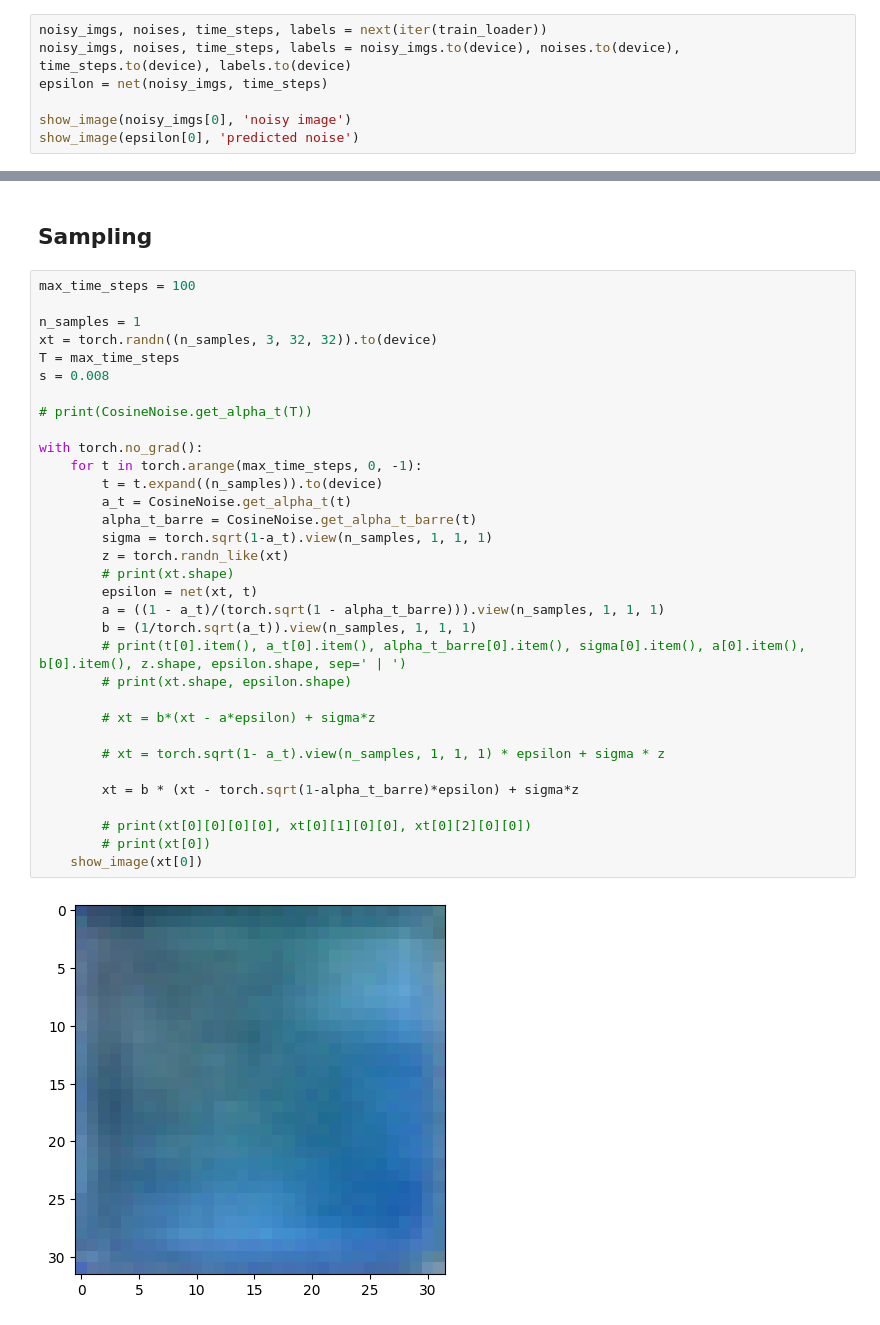
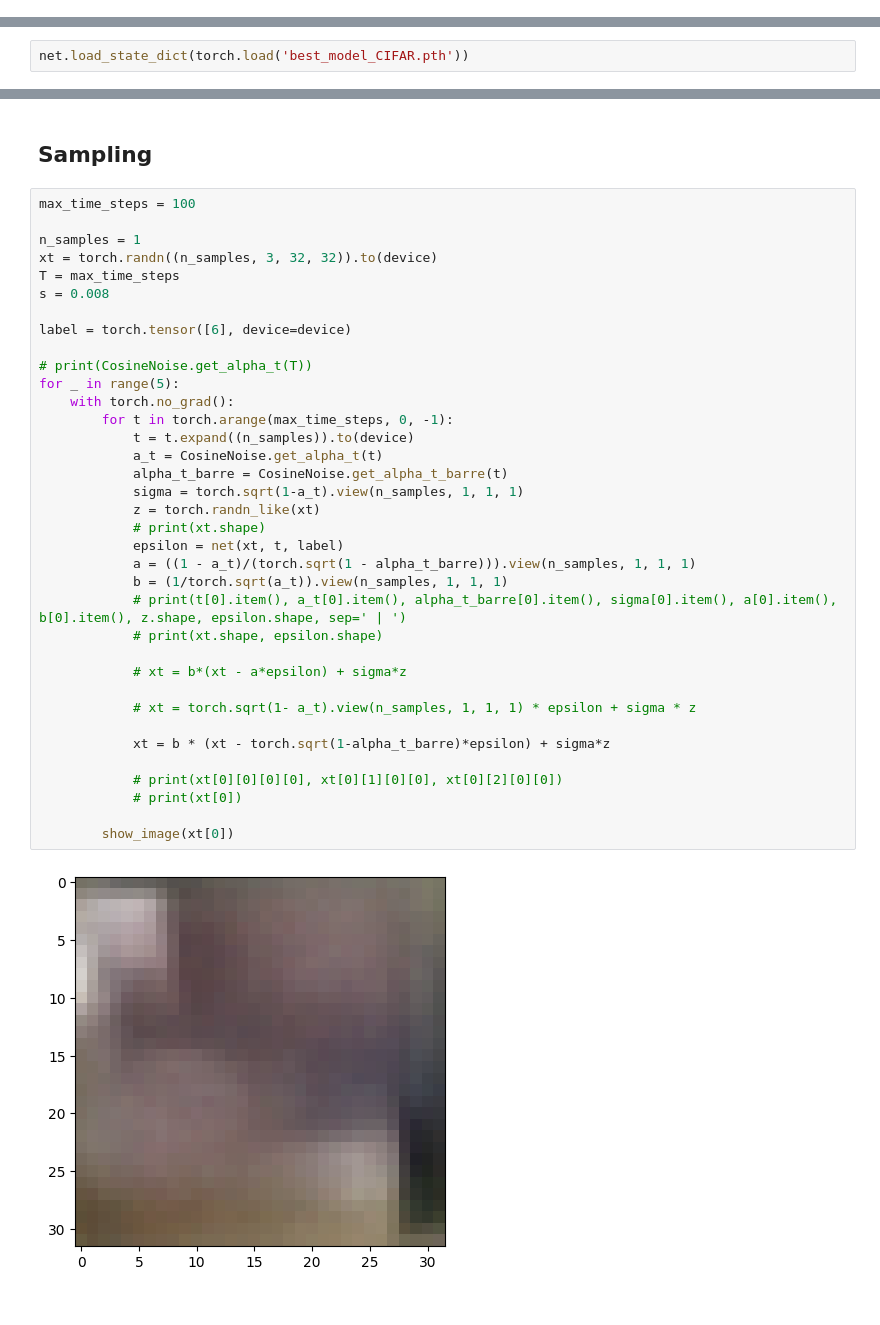
Before and after one commit to Nasotro/Diffusion-Implementation, a Jupyter notebook: v2.ipynb, the cells around one changed output, grey strips where cells are left out. Saved outputs shown, nothing was run; the diff lists cells and outputs as text.

```diff
--- a/v2.ipynb
+++ b/v2.ipynb
@@ -293,7 +298,0 @@ Epoch [1/10], step(2700/3125), Loss: 0.2195, Val Loss: 0.2015
-# %%
-noisy_imgs, noises, time_steps, labels = next(iter(train_loader))
-noisy_imgs, noises, time_steps, labels = noisy_imgs.to(device), noises.to(device), time_steps.to(device), labels.to(device)
-epsilon = net(noisy_imgs, time_steps)
-
-show_image(noisy_imgs[0], 'noisy image')
-show_image(epsilon[0], 'predicted noise')
@@ -303,0 +299,2 @@ Clipping input data to the valid range for imshow with RGB data ([0..1] for floa
+# %%
+net.load_state_dict(torch.load('best_model_CIFAR.pth'))
@@ -306,35 +308,38 @@ Clipping input data to the valid range for imshow with RGB data ([0..1] for floa
 # %%
 max_time_steps = 100
 
 n_samples = 1
 xt = torch.randn((n_samples, 3, 32, 32)).to(device)
 T = max_time_steps
 s = 0.008
 
+label = torch.tensor([6], device=device)
+
 # print(CosineNoise.get_alpha_t(T))
+for _ in range(5):
+    with torch.no_grad():
+        for t in torch.arange(max_time_steps, 0, -1):
+            t = t.expand((n_samples)).to(device)
+            a_t = CosineNoise.get_alpha_t(t)
+            alpha_t_barre = CosineNoise.get_alpha_t_barre(t)
+            sigma = torch.sqrt(1-a_t).view(n_samples, 1, 1, 1)
+            z = torch.randn_like(xt)
+            # print(xt.shape)
+            epsilon = net(xt, t, label)
+            a = ((1 - a_t)/(torch.sqrt(1 - alpha_t_barre))).view(n_samples, 1, 1, 1)
+            b = (1/torch.sqrt(a_t)).view(n_samples, 1, 1, 1)
+            # print(t[0].item(), a_t[0].item(), alpha_t_barre[0].item(), sigma[0].item(), a[0].item(), b[0].item(), z.shape, epsilon.shape, sep=' | ')
+            # print(xt.shape, epsilon.shape)
 
-with torch.no_grad():
-    for t in torch.arange(max_time_steps, 0, -1):
-        t = t.expand((n_samples)).to(device)
-        a_t = CosineNoise.get_alpha_t(t)
-        alpha_t_barre = CosineNoise.get_alpha_t_barre(t)
-        sigma = torch.sqrt(1-a_t).view(n_samples, 1, 1, 1)
-        z = torch.randn_like(xt)
-        # print(xt.shape)
-        epsilon = net(xt, t)
-        a = ((1 - a_t)/(torch.sqrt(1 - alpha_t_barre))).view(n_samples, 1, 1, 1)
-        b = (1/torch.sqrt(a_t)).view(n_samples, 1, 1, 1)
-        # print(t[0].item(), a_t[0].item(), alpha_t_barre[0].item(), sigma[0].item(), a[0].item(), b[0].item(), z.shape, epsilon.shape, sep=' | ')
-        # print(xt.shape, epsilon.shape)
+            # xt = b*(xt - a*epsilon) + sigma*z
 
-        # xt = b*(xt - a*epsilon) + sigma*z
+            # xt = torch.sqrt(1- a_t).view(n_samples, 1, 1, 1) * epsilon + sigma * z
 
-        # xt = torch.sqrt(1- a_t).view(n_samples, 1, 1, 1) * epsilon + sigma * z
+            xt = b * (xt - torch.sqrt(1-alpha_t_barre)*epsilon) + sigma*z
 
-        xt = b * (xt - torch.sqrt(1-alpha_t_barre)*epsilon) + sigma*z
+            # print(xt[0][0][0][0], xt[0][1][0][0], xt[0][2][0][0])
+            # print(xt[0])
 
-        # print(xt[0][0][0][0], xt[0][1][0][0], xt[0][2][0][0])
-        # print(xt[0])
-    show_image(xt[0])
+        show_image(xt[0])
 # %% [output]
-[figure, old version]
+[figure, new version]
```
Also changed, not shown: parts of 9 cells of this notebook, 4 other files.
